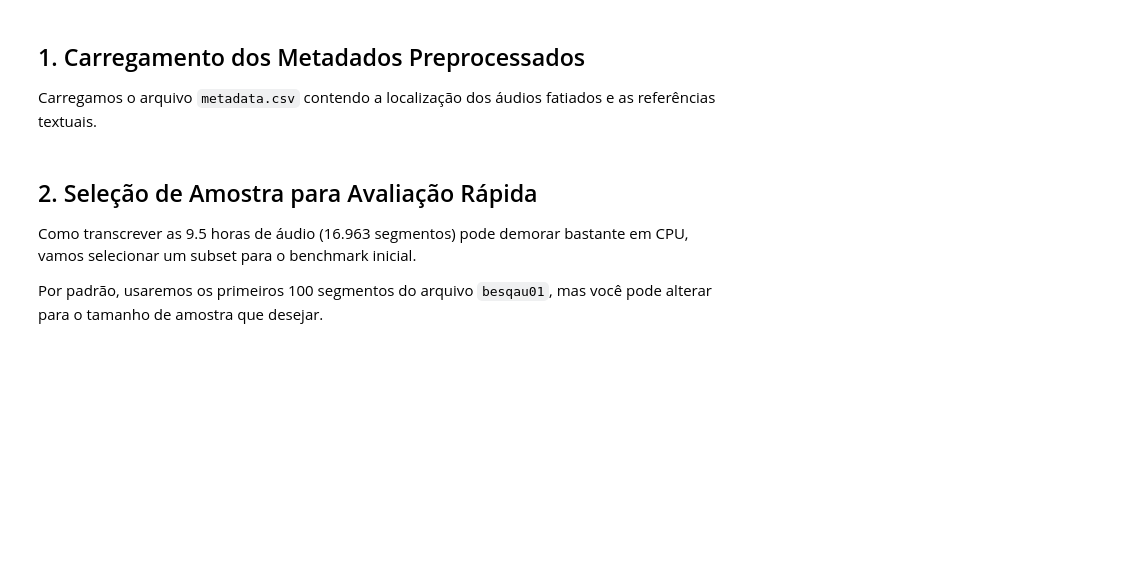
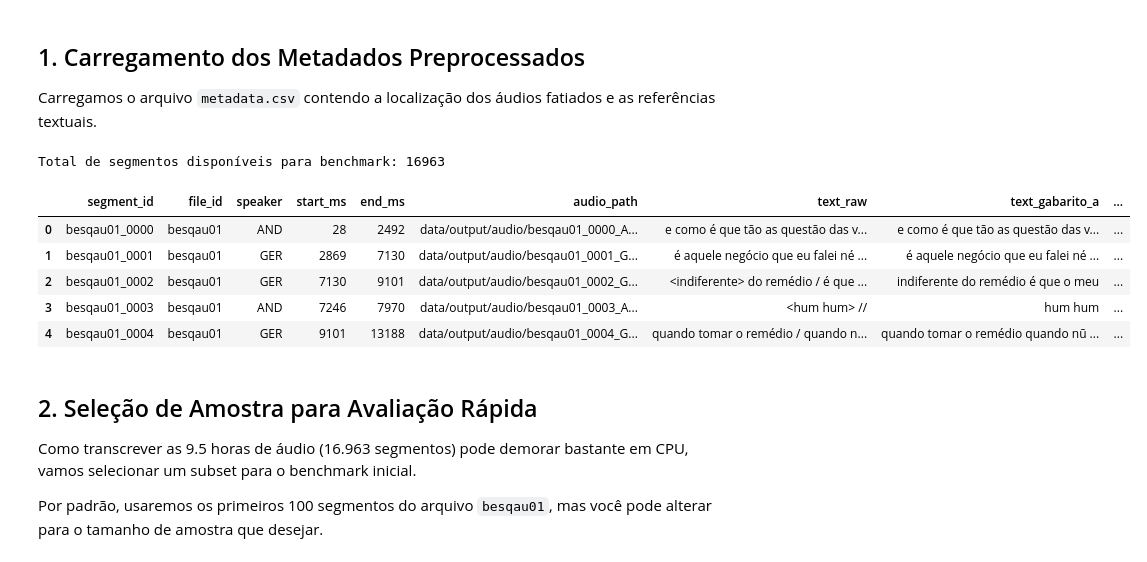
Before and after one commit to Thom3002/INF2475-DeepLearning, a Jupyter notebook: notebooks/2_inferencia_benchmark.ipynb, the cells around one changed output. Drawn from its saved outputs; the diff is of its cells as text; code cells hidden in the pictures; blank space fills up the shorter version.

```diff
--- a/notebooks/2_inferencia_benchmark.ipynb
+++ b/notebooks/2_inferencia_benchmark.ipynb
@@ -21,10 +21,18 @@ from src.evaluation.metrics import calculate_wer, calculate_cer
 
 Carregamos o arquivo `metadata.csv` contendo a localização dos áudios fatiados e as referências textuais.
 # %%
-metadata_path = Path("../data/output/metadata.csv")
+metadata_path = Path("../data/input/processed/metadata.csv")
 df = pd.read_csv(metadata_path)
 print(f"Total de segmentos disponíveis para benchmark: {len(df)}")
 df.head()
+# %% [output]
+Total de segmentos disponíveis para benchmark: 16963
+|  | segment_id | file_id | speaker | start_ms | end_ms | audio_path | text_raw | text_gabarito_a | ... |
+| 0 | besqau01_0000 | besqau01 | AND | 28 | 2492 | data/output/audio/besqau01_0000_A... | e como é que tão as questão das v... | e como é que tão as questão das v... | ... |
+| 1 | besqau01_0001 | besqau01 | GER | 2869 | 7130 | data/output/audio/besqau01_0001_G... | é aquele negócio que eu falei né ... | é aquele negócio que eu falei né ... | ... |
+| 2 | besqau01_0002 | besqau01 | GER | 7130 | 9101 | data/output/audio/besqau01_0002_G... | <indiferente> do remédio / é que ... | indiferente do remédio é que o meu | ... |
+| 3 | besqau01_0003 | besqau01 | AND | 7246 | 7970 | data/output/audio/besqau01_0003_A... | <hum hum> // | hum hum | ... |
+| 4 | besqau01_0004 | besqau01 | GER | 9101 | 13188 | data/output/audio/besqau01_0004_G... | quando tomar o remédio / quando n... | quando tomar o remédio quando nũ ... | ... |
 # %% [markdown]
 ## 2. Seleção de Amostra para Avaliação Rápida
 
```
Also changed, not shown: parts of 19 cells of this notebook, 3 other files.
